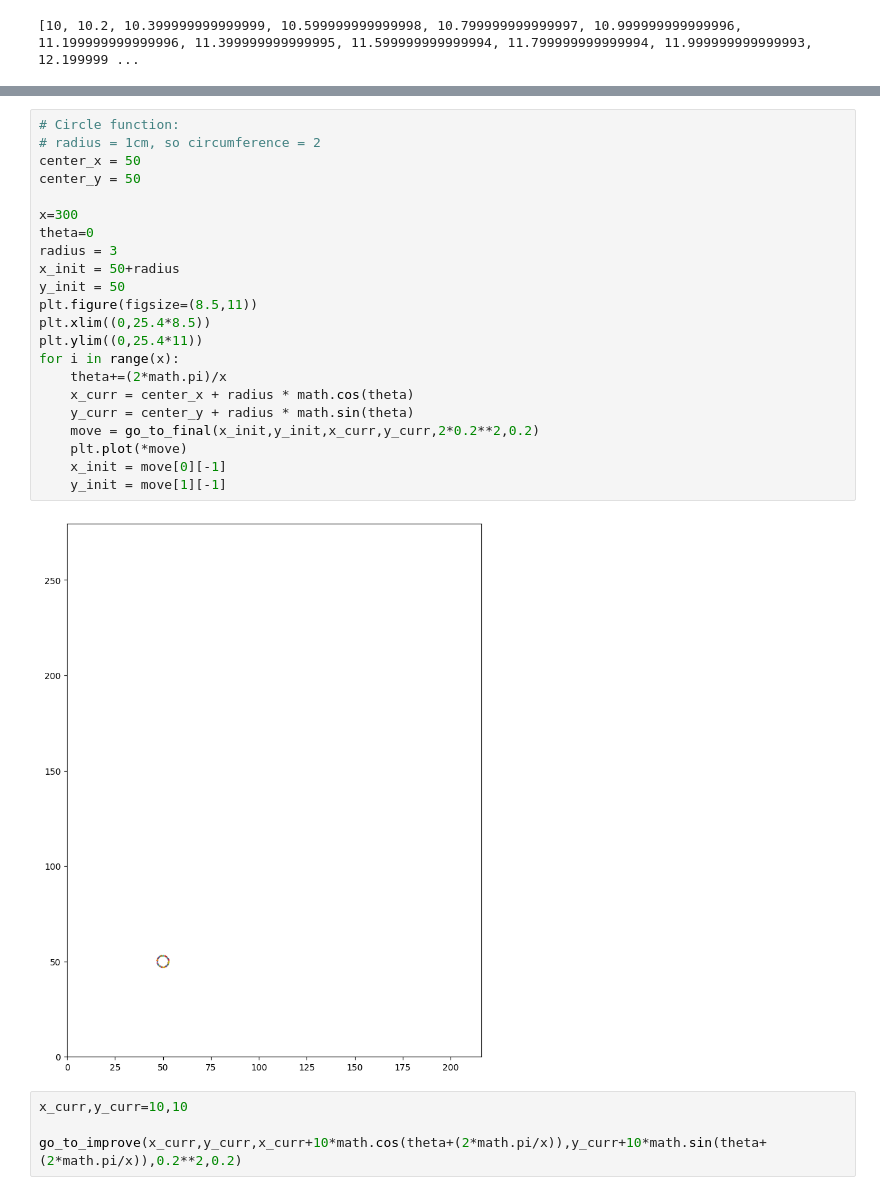
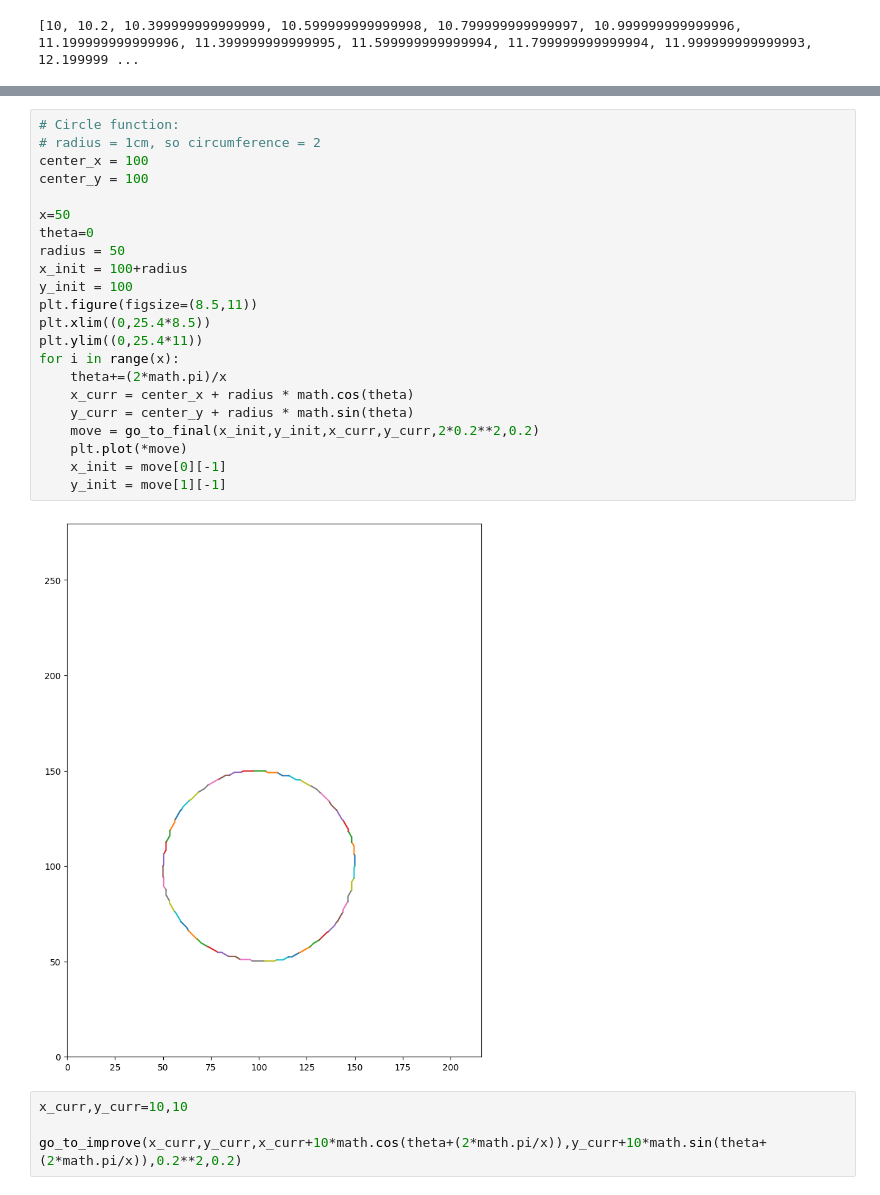
Before and after one commit to srinath-iyer/Drawing-Bot, a Jupyter notebook: examples/movement_sim.ipynb, the cells around one changed output, grey strips where cells are left out. Saved outputs shown, nothing was run; the diff lists cells and outputs as text.

```diff
--- a/examples/movement_sim.ipynb
+++ b/examples/movement_sim.ipynb
@@ -135,27 +134,27 @@ plt.ylim((0,25.4*11.5))
 # %%
 # Circle function:
 # radius = 1cm, so circumference = 2
-center_x = 50
-center_y = 50
+center_x = 100
+center_y = 100
 
-x=300
+x=50
 theta=0
-radius = 3
-x_init = 50+radius
-y_init = 50
+radius = 50
+x_init = 100+radius
+y_init = 100
 plt.figure(figsize=(8.5,11))
 plt.xlim((0,25.4*8.5))
 plt.ylim((0,25.4*11))
 for i in range(x):
     theta+=(2*math.pi)/x
     x_curr = center_x + radius * math.cos(theta)
     y_curr = center_y + radius * math.sin(theta)
     move = go_to_final(x_init,y_init,x_curr,y_curr,2*0.2**2,0.2)
     plt.plot(*move)
     x_init = move[0][-1]
     y_init = move[1][-1]
 # %% [output]
-[figure, old version]
+[figure, new version]
 # %%
 x_curr,y_curr=10,10
 
```
Also changed, not shown: parts of 1 cell of this notebook, 3 other files.
